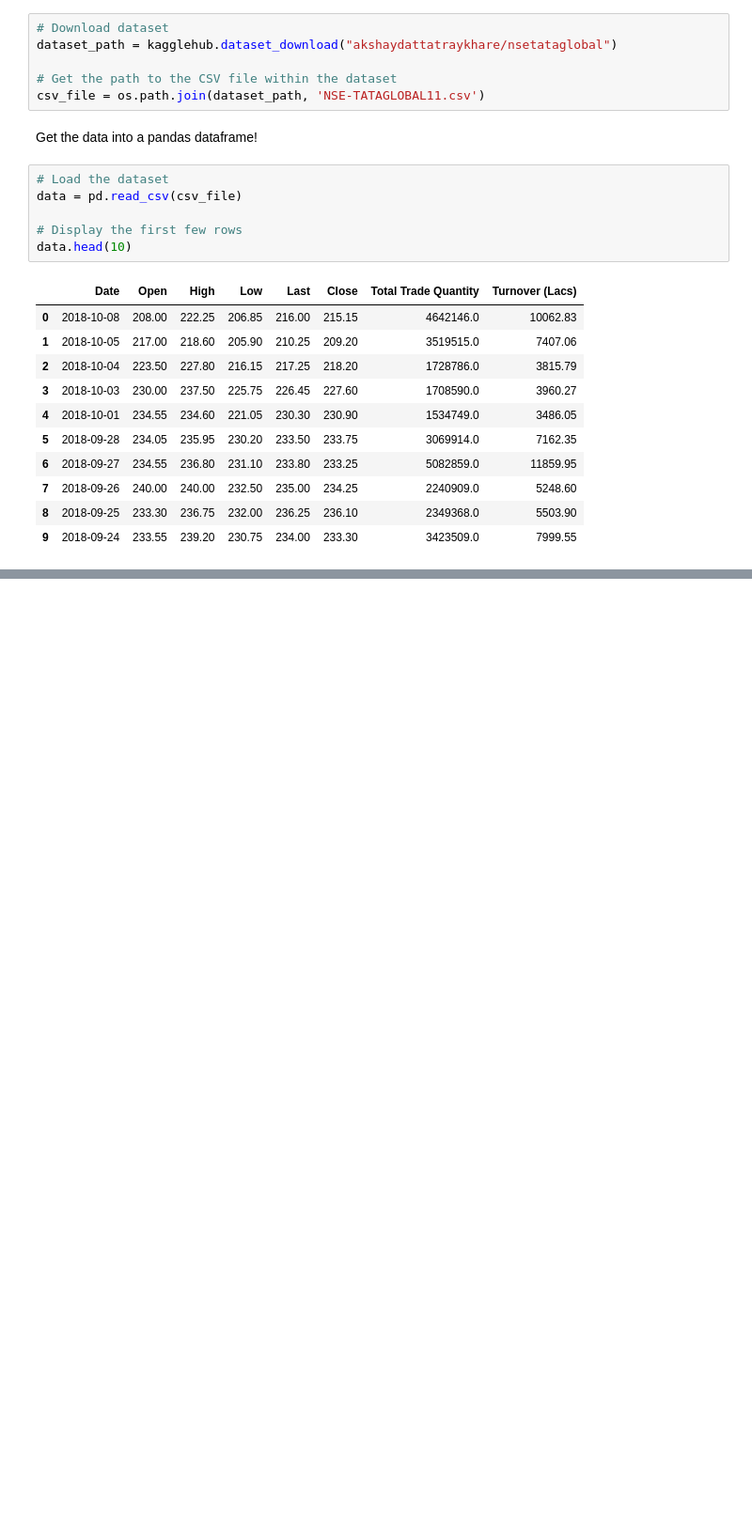
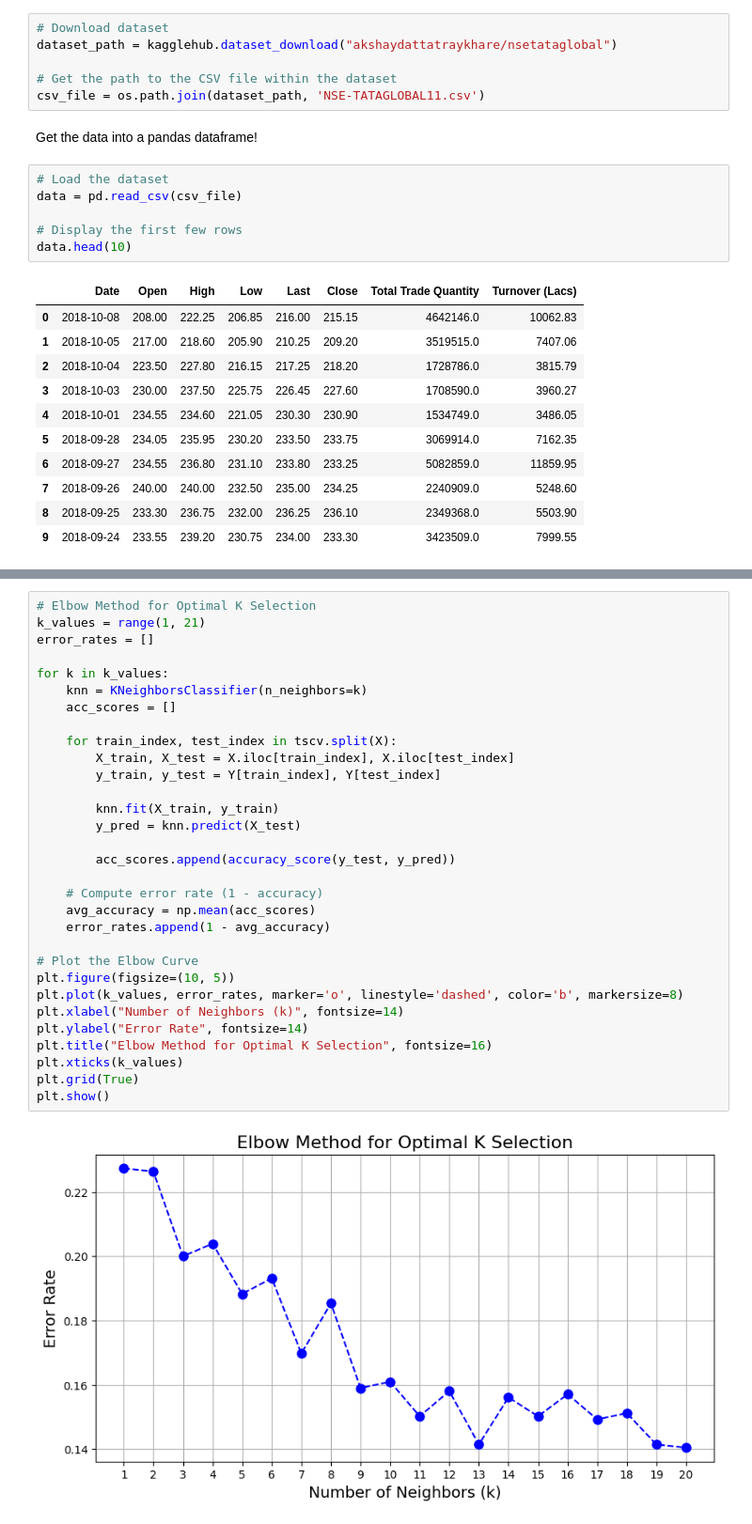
Before and after one commit to aleckovice/StockPricePrediction, a Jupyter notebook: stock_price.ipynb, the cells around one changed output, grey strips where cells are left out. Shown at 94% size. Saved outputs shown, nothing was run; the diff lists cells and outputs as text; blank space fills up the shorter version.

```diff
--- a/stock_price.ipynb
+++ b/stock_price.ipynb
@@ -38,0 +249,33 @@ data.head(10)
+# %%
+# Elbow Method for Optimal K Selection
+k_values = range(1, 21)
+error_rates = []
+
+for k in k_values:
+    knn = KNeighborsClassifier(n_neighbors=k)
+    acc_scores = []
+
+    for train_index, test_index in tscv.split(X):
+        X_train, X_test = X.iloc[train_index], X.iloc[test_index]
+        y_train, y_test = Y[train_index], Y[test_index]
+
+        knn.fit(X_train, y_train)
+        y_pred = knn.predict(X_test)
+
+        acc_scores.append(accuracy_score(y_test, y_pred))
+
+    # Compute error rate (1 - accuracy)
+    avg_accuracy = np.mean(acc_scores)
+    error_rates.append(1 - avg_accuracy)
+
+# Plot the Elbow Curve
+plt.figure(figsize=(10, 5))
+plt.plot(k_values, error_rates, marker='o', linestyle='dashed', color='b', markersize=8)
+plt.xlabel("Number of Neighbors (k)", fontsize=14)
+plt.ylabel("Error Rate", fontsize=14)
+plt.title("Elbow Method for Optimal K Selection", fontsize=16)
+plt.xticks(k_values)
+plt.grid(True)
+plt.show()
+# %% [output]
+[figure, added]
```
Also changed, not shown: parts of 23 cells of this notebook.
